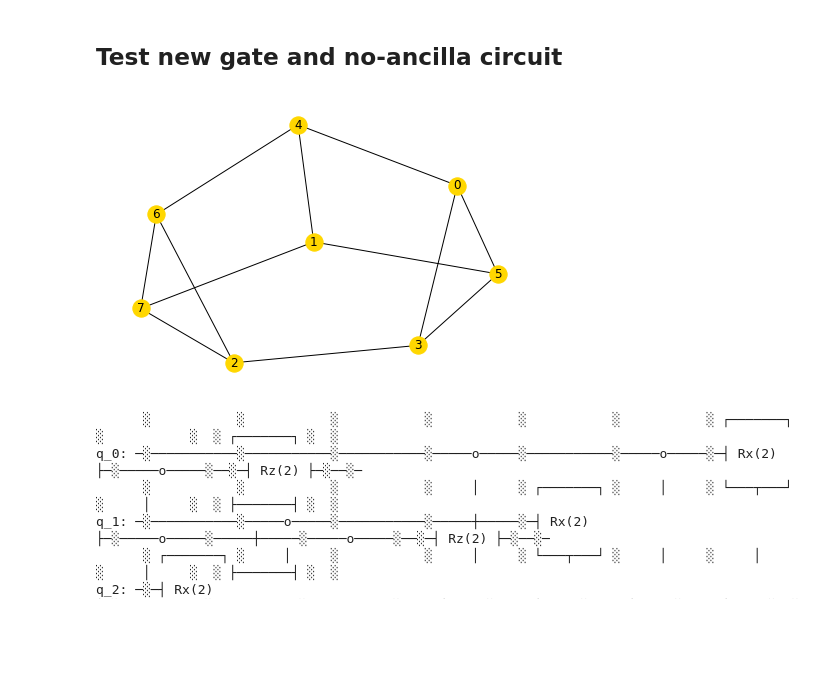
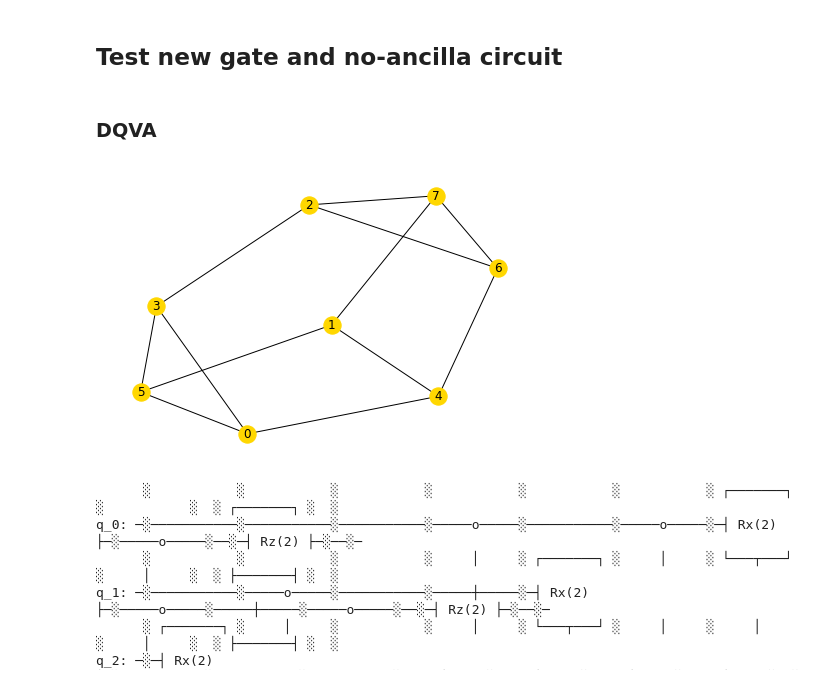
Before and after one commit to Quantum-Software-Tools/quantum-constrained-optimization, a Jupyter notebook: gate_decompositions.ipynb, the cells around one changed output. Saved outputs shown, nothing was run; the diff lists cells and outputs as text; code cells hidden in the pictures; blank space fills up the shorter version.

```diff
--- a/gate_decompositions.ipynb
+++ b/gate_decompositions.ipynb
@@ -133,9 +132,11 @@ q9570_3: ┤ Rx(2π) ├
          └────────┘
 # %% [markdown]
 ## Test new gate and no-ancilla circuit
+# %% [markdown]
+### DQVA
 # %%
-G = graph_funcs.graph_from_file('benchmark_graphs/N8_d3_graphs/G1.txt')
+G = qcopt.graph_funcs.graph_from_file('benchmark_graphs/N8_d3_graphs/G1.txt')
 nx.draw_spring(G, with_labels=True, node_color='gold')
 # %% [output]
-[figure, old version]
+[figure, new version]
 # %%
```
Also changed, not shown: parts of 6 cells of this notebook, 2 other files.
